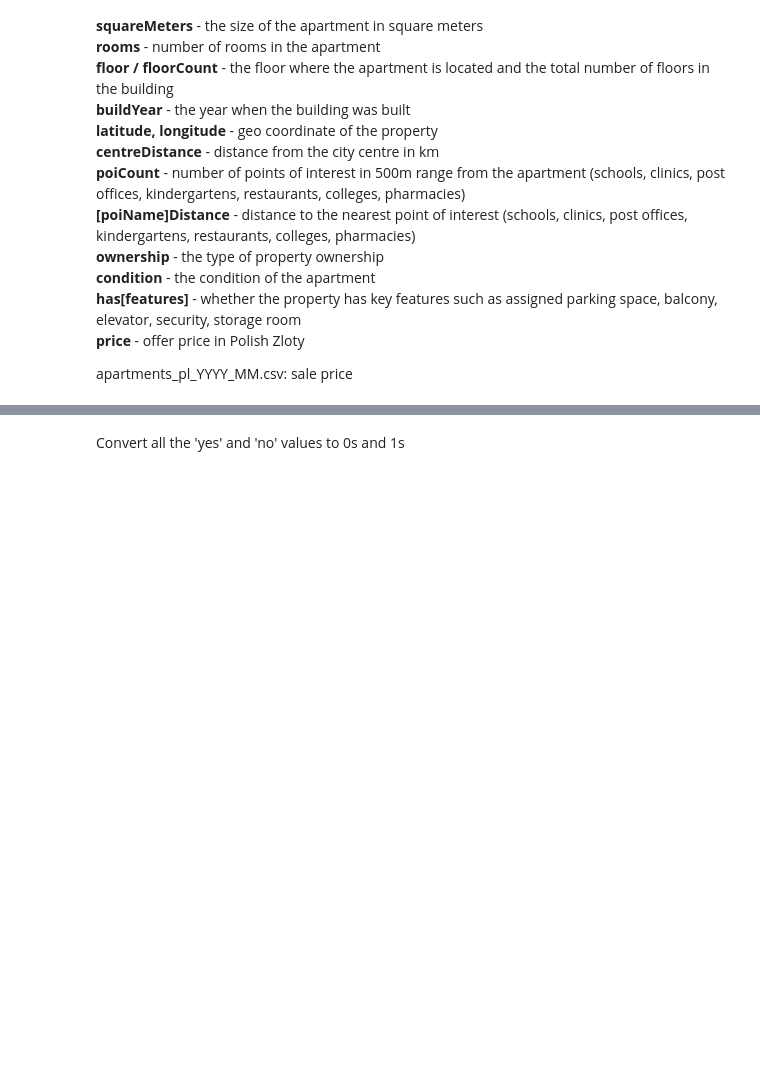
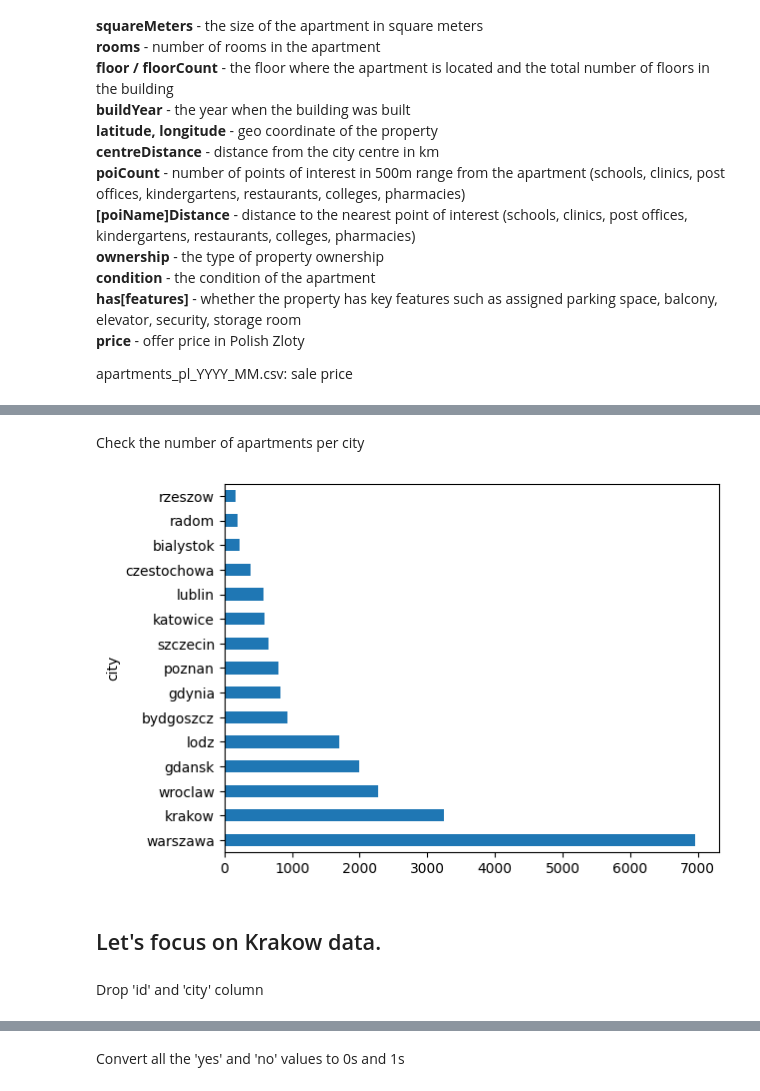
Before and after one commit to turekmagdalena/DataScienceProjects, a Jupyter notebook: Apartment_Prices_in_Poland.ipynb, the cells around one changed output, grey strips where cells are left out. Drawn from its saved outputs; the diff is of its cells as text; code cells hidden in the pictures; blank space fills up the shorter version.

```diff
--- a/Apartment_Prices_in_Poland.ipynb
+++ b/Apartment_Prices_in_Poland.ipynb
@@ -28,4 +32,4 @@ from sklearn.metrics import mean_absolute_error
 # %%
 path = "/content/drive/MyDrive/Data Analysis/Apartments-Prices-in-Poland/apartments_pl_2024_06.csv"
 
-df = pd.read_csv(path)
+df_all = pd.read_csv(path)
@@ -31,0 +84,8 @@ df = pd.read_csv(path)
+# %% [markdown]
+Check the number of apartments per city
+# %%
+df_all['city'].value_counts().plot(kind='barh');
+# %% [output]
+[figure, added]
+# %% [markdown]
+## Let's focus on Krakow data.
@@ -31,0 +94,2 @@ df = pd.read_csv(path)
+# %% [markdown]
+Drop 'id' and 'city' column
```
Also changed, not shown: parts of 65 cells of this notebook.
